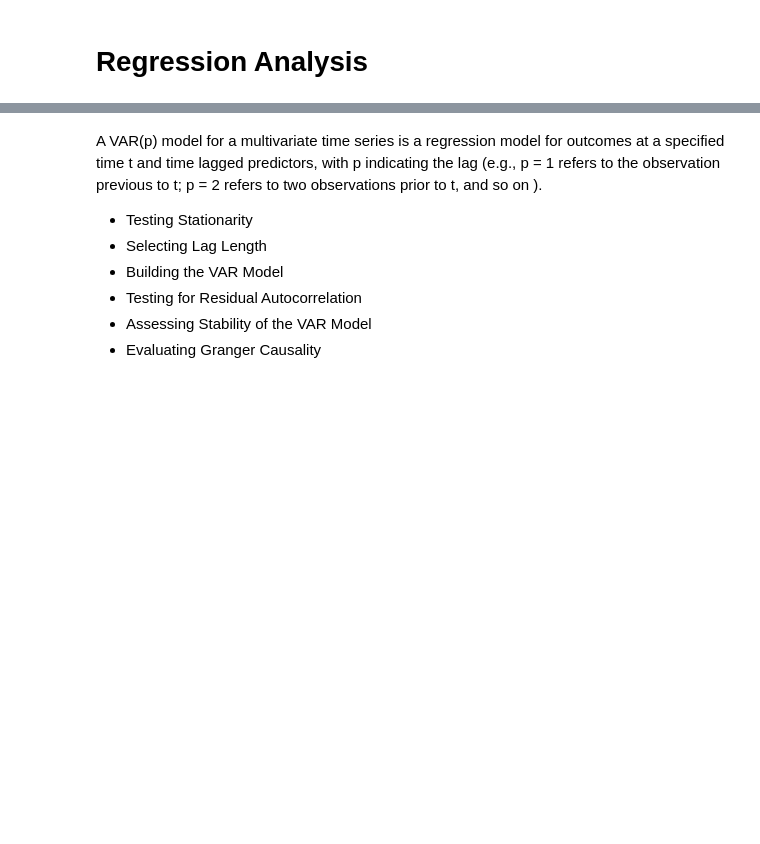
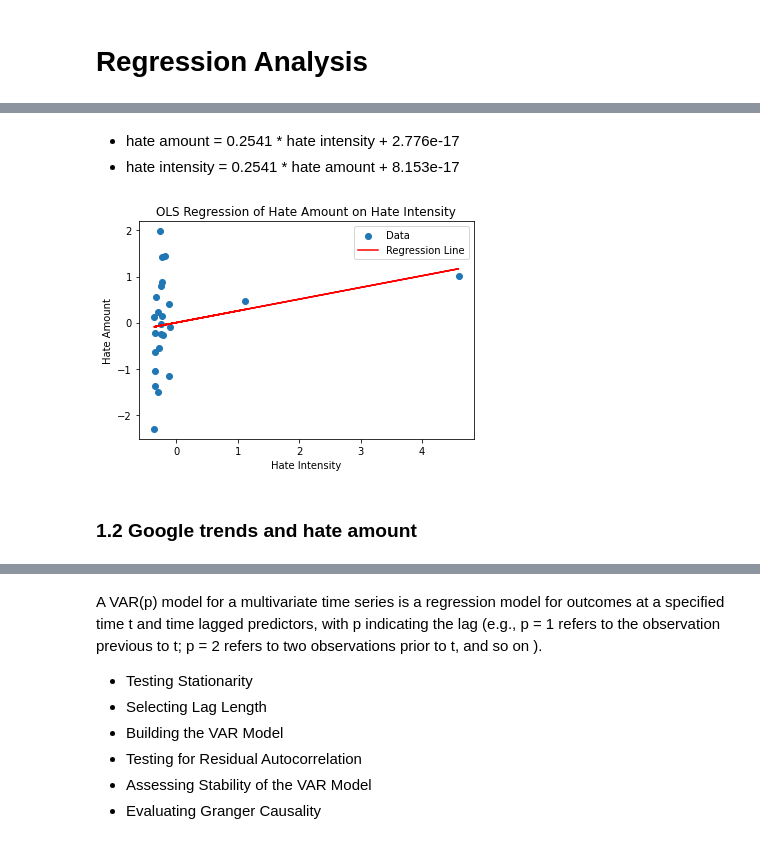
Before and after one commit to yuzhouw313/MA_thesis, a Jupyter notebook: online_offline_analysis.ipynb, the cells around one changed output, grey strips where cells are left out. Cells and saved outputs as stored; diff of their text form; code cells hidden in the pictures; blank space fills up the shorter version.

```diff
--- a/online_offline_analysis.ipynb
+++ b/online_offline_analysis.ipynb
@@ -464,0 +464,6 @@ plt.show()
+# %%
+comment_google_fbi = comment_google_fbi.rename(columns={
+    'Hate Speech': 'Hate Amount',
+    'Hate Speech Score': 'Hate Intensity',
+    'Chink + Chinaman + Chinkland + Gook + Chinese virus + China virus + Wuhan virus + Kung flu: (United States)': 'Sinophobic Google Search',
+    0: 'FBI Hate Crimes'})
@@ -465,3 +479,8 @@ plt.show()
+# %%
+from sklearn.preprocessing import StandardScaler
+
+scaler = StandardScaler()
+comment_google_fbi_standardized = pd.DataFrame(scaler.fit_transform(comment_google_fbi), columns=comment_google_fbi.columns, index=comment_google_fbi.index)
 # %% [markdown]
 # Regression Analysis
 # %% [markdown]
@@ -864,0 +492,8 @@ plt.show()
+# %%
+y = comment_google_fbi_standardized['Hate Amount']
+x = comment_google_fbi_standardized['Hate Intensity']
+
+x = sm.add_constant(x)
+model = sm.OLS(y, x).fit()
+
+print(model.summary())
@@ -864,0 +518,8 @@ plt.show()
+# %%
+x = comment_google_fbi_standardized['Hate Amount']
+y = comment_google_fbi_standardized['Hate Intensity']
+
+x = sm.add_constant(x)
+model = sm.OLS(y, x).fit()
+
+print(model.summary())
@@ -864,0 +544,18 @@ plt.show()
+# %% [markdown]
+- hate amount = 0.2541 * hate intensity + 2.776e-17
+- hate intensity = 0.2541 * hate amount + 8.153e-17
+# %%
+x_values = x.values
+y_values = y.values
+
+plt.scatter(x_values[:, 1], y_values, label='Data')
+plt.plot(x_values[:, 1], model.predict(), color='red', label='Regression Line')
+plt.xlabel('Hate Intensity')
+plt.ylabel('Hate Amount')
+plt.title('OLS Regression of Hate Amount on Hate Intensity')
+plt.legend()
+plt.show()
+# %% [output]
+[figure, added]
+# %% [markdown]
+### 1.2 Google trends and hate amount
```
Also changed, not shown: parts of 153 cells of this notebook.
